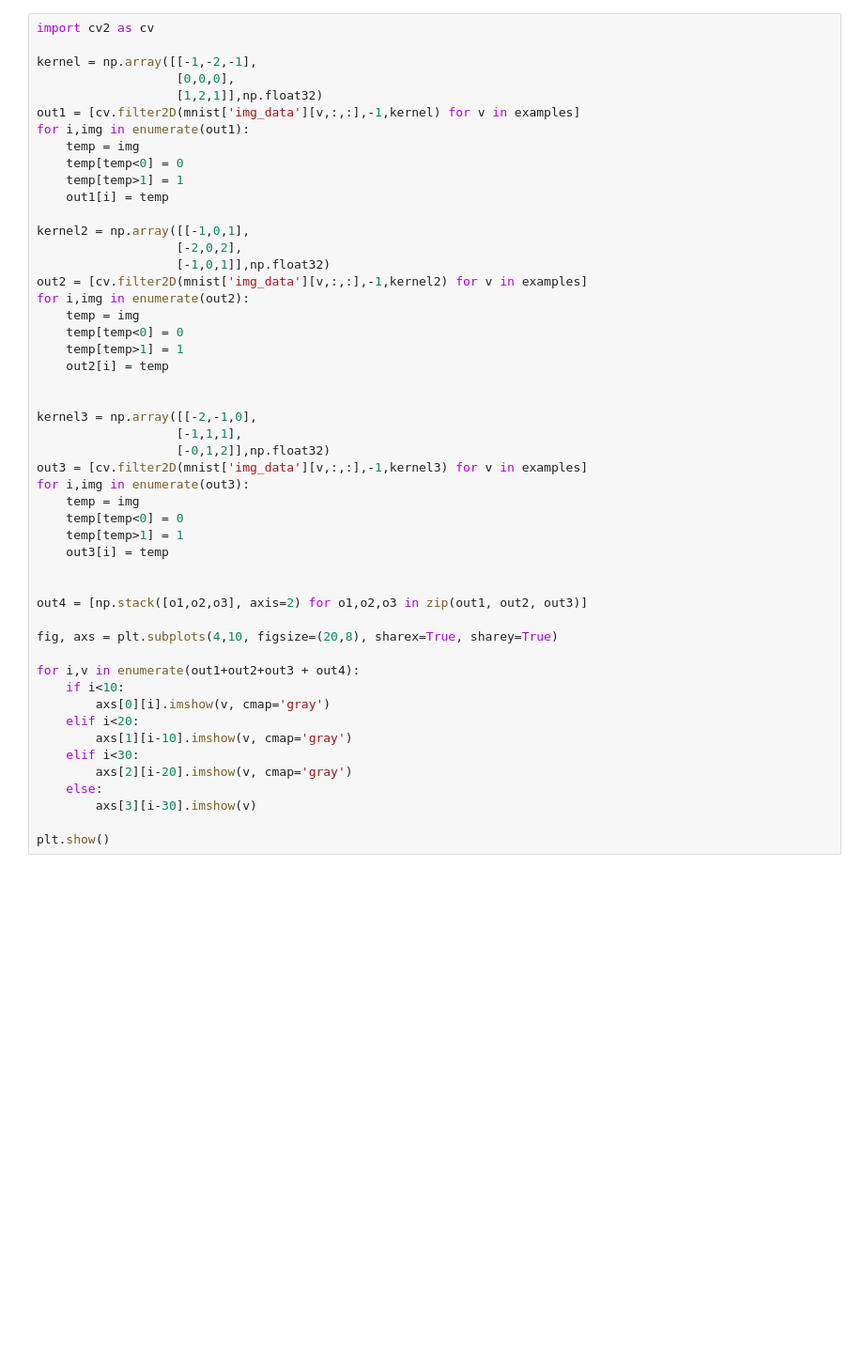
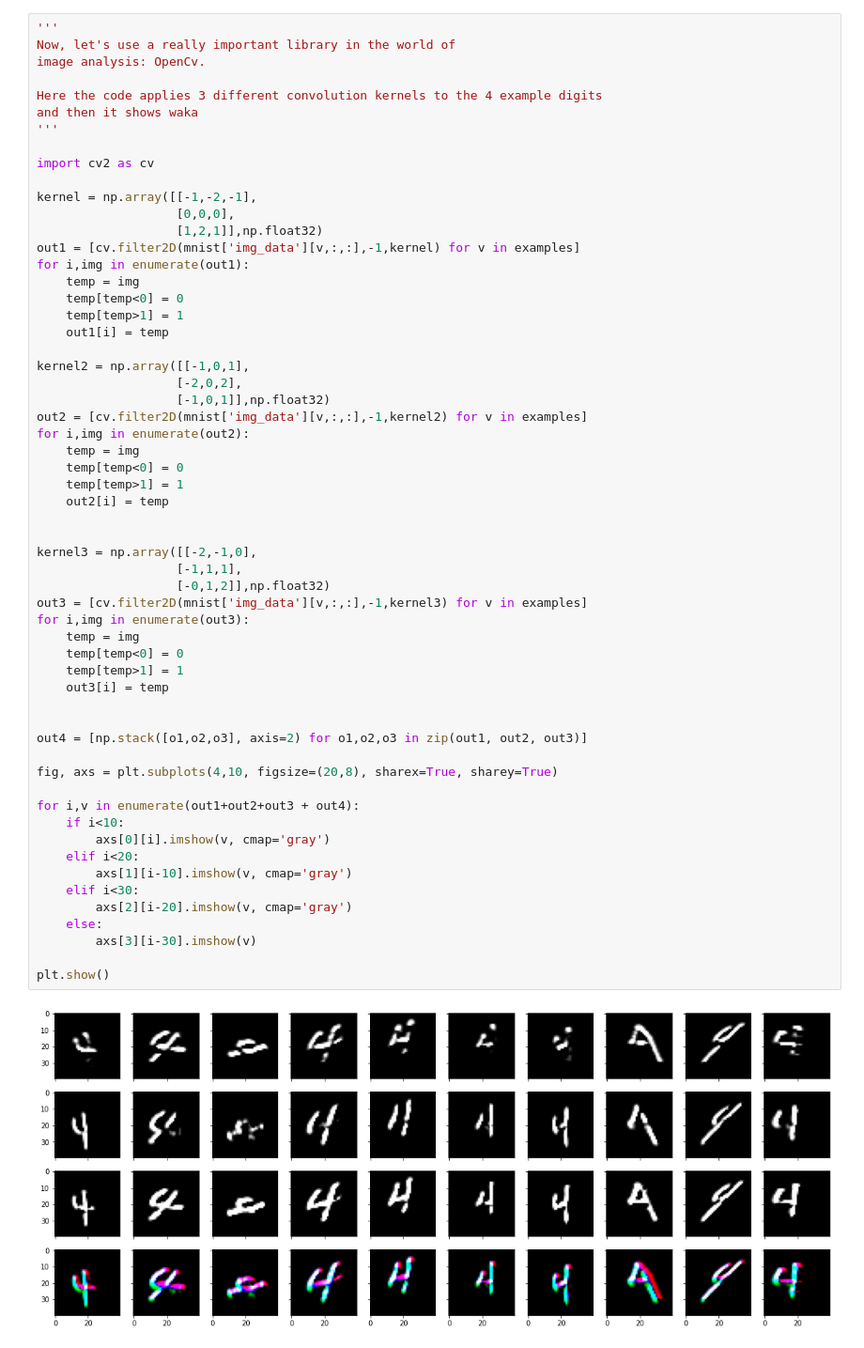
Before and after one commit to ElisaSuarez/czechitas-section3, a Jupyter notebook: ConvolutionalNeuralNetworks.ipynb, the cells around one changed output. Shown: that part at 94% size. Cells and saved outputs as stored; diff of their text form; blank space fills up the shorter version.

```diff
--- a/ConvolutionalNeuralNetworks.ipynb
+++ b/ConvolutionalNeuralNetworks.ipynb
@@ -78,4 +146,12 @@ plt.show()
 # %%
+'''
+Now, let's use a really important library in the world of
+image analysis: OpenCv.
+
+Here the code applies 3 different convolution kernels to the 4 example digits
+and then it shows waka
+'''
+
 import cv2 as cv
 
 kernel = np.array([[-1,-2,-1],
@@ -98,30 +174,32 @@ for i,img in enumerate(out2):
     temp[temp>1] = 1
     out2[i] = temp
 
 
 kernel3 = np.array([[-2,-1,0],
                    [-1,1,1],
                    [-0,1,2]],np.float32)
 out3 = [cv.filter2D(mnist['img_data'][v,:,:],-1,kernel3) for v in examples]
 for i,img in enumerate(out3):
     temp = img
     temp[temp<0] = 0
     temp[temp>1] = 1
     out3[i] = temp
 
 
 out4 = [np.stack([o1,o2,o3], axis=2) for o1,o2,o3 in zip(out1, out2, out3)]
 
 fig, axs = plt.subplots(4,10, figsize=(20,8), sharex=True, sharey=True)
 
 for i,v in enumerate(out1+out2+out3 + out4):
     if i<10:
         axs[0][i].imshow(v, cmap='gray')
     elif i<20:
         axs[1][i-10].imshow(v, cmap='gray')
     elif i<30:
         axs[2][i-20].imshow(v, cmap='gray')
     else:
         axs[3][i-30].imshow(v)
 
 plt.show()
+# %% [output]
+[figure, added]
```
Also changed, not shown: parts of 28 cells of this notebook.
